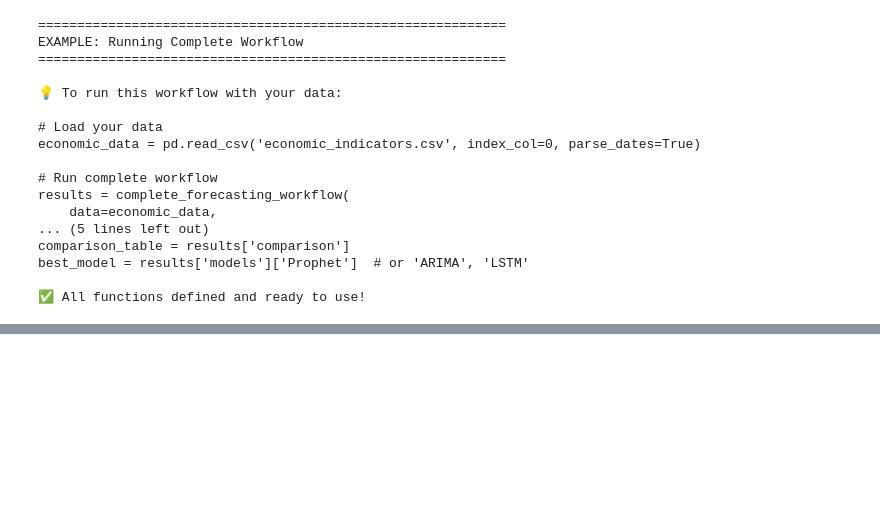
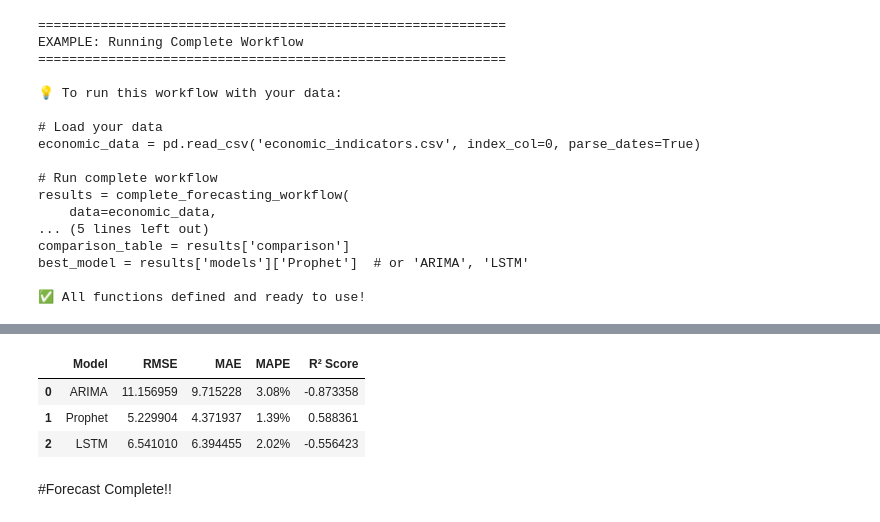
Before and after one commit to jessicabriandebean/jessicabriandebean.github.io, a Jupyter notebook: projects/economic_indicators/notebooks/03_economic_forecast.ipynb, the cells around one changed output, grey strips where cells are left out. Drawn from its saved outputs; the diff is of its cells as text; code cells hidden in the pictures; blank space fills up the shorter version.

```diff
--- a/projects/economic_indicators/notebooks/03_economic_forecast.ipynb
+++ b/projects/economic_indicators/notebooks/03_economic_forecast.ipynb
@@ -839,0 +1465,9 @@ best_model = results['models']['Prophet']  # or 'ARIMA', 'LSTM'
+# %%
+pd.read_csv("forecasting_results_cpi.csv")
+# %% [output]
+|  | Model | RMSE | MAE | MAPE | R² Score |
+| 0 | ARIMA | 11.156959 | 9.715228 | 3.08% | -0.873358 |
+| 1 | Prophet | 5.229904 | 4.371937 | 1.39% | 0.588361 |
+| 2 | LSTM | 6.541010 | 6.394455 | 2.02% | -0.556423 |
+# %% [markdown]
+#Forecast Complete!!
```
Also changed, not shown: parts of 25 cells of this notebook, 27 other files.
